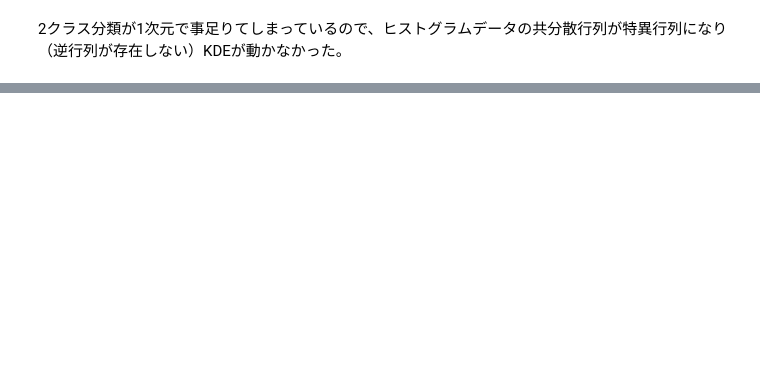
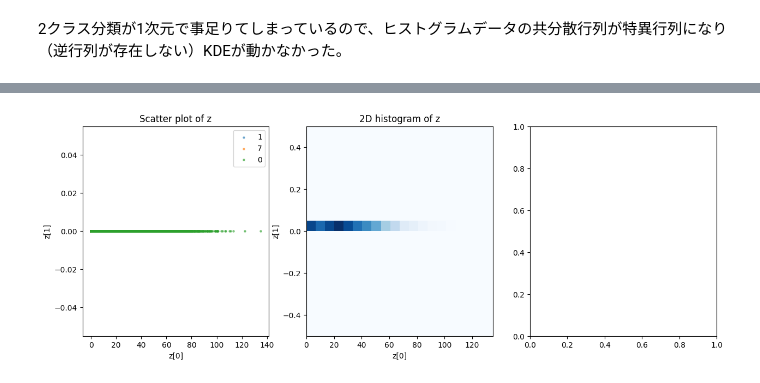
Before and after one commit to mdwl23/vae_study, a Jupyter notebook: note02.ipynb, the cells around one changed output, grey strips where cells are left out. Saved outputs shown, nothing was run; the diff lists cells and outputs as text; code cells hidden in the pictures; blank space fills up the shorter version.

```diff
--- a/note02.ipynb
+++ b/note02.ipynb
@@ -802,2 +801,4 @@ plt.show()
 # %% [markdown]
 2クラス分類が1次元で事足りてしまっているので、ヒストグラムデータの共分散行列が特異行列になり（逆行列が存在しない）KDEが動かなかった。
+# %%
+intermediate_output = intermediate_layer_model.predict(data_train[cls_ood])
@@ -803,0 +807,23 @@ plt.show()
+# %%
+x_ood = intermediate_output[:, 0]
+y_ood = intermediate_output[:, 1]
+
+# Plot the results
+fig, axs = plt.subplots(1, 3, figsize=(15, 5))
+
+axs[0].scatter(x[label_2class_train==0], y[label_2class_train==0], alpha=0.5, label=class1, s=5)
+axs[0].scatter(x[label_2class_train==1], y[label_2class_train==1], alpha=0.5, label=class2, s=5)
+axs[0].scatter(x_ood, y_ood, alpha=0.5, label=cls_ood, s=5)
+axs[0].legend()
+axs[0].set_xlabel("z[0]")
+axs[0].set_ylabel("z[1]")
+axs[0].set_title("Scatter plot of z")
+
+axs[1].hist2d(x_ood, y_ood, bins=20, cmap='Blues')
+axs[1].set_xlabel("z[0]")
+axs[1].set_ylabel("z[1]")
+axs[1].set_title("2D histogram of z")
+
+plt.show()
+# %% [output]
+[figure, added]
```
Also changed, not shown: parts of 22 cells of this notebook.
